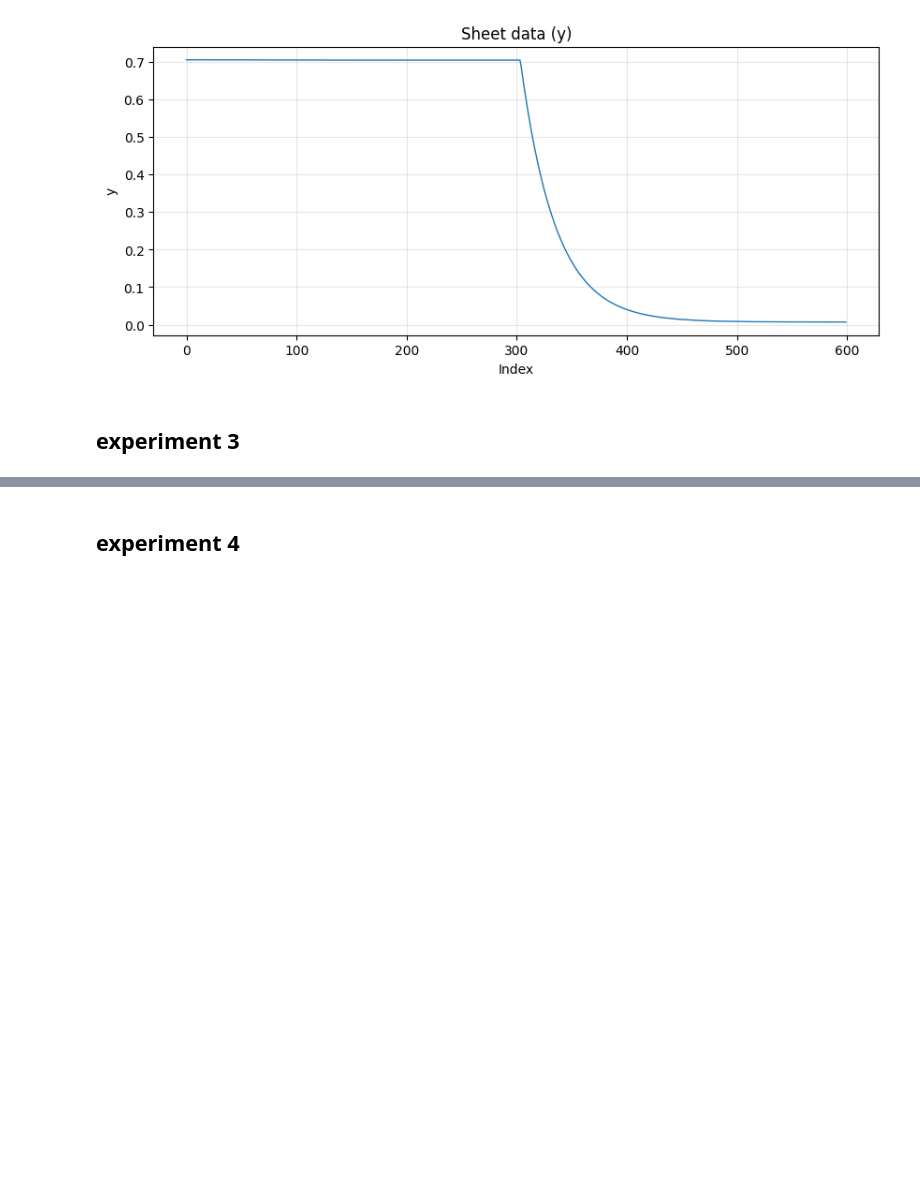
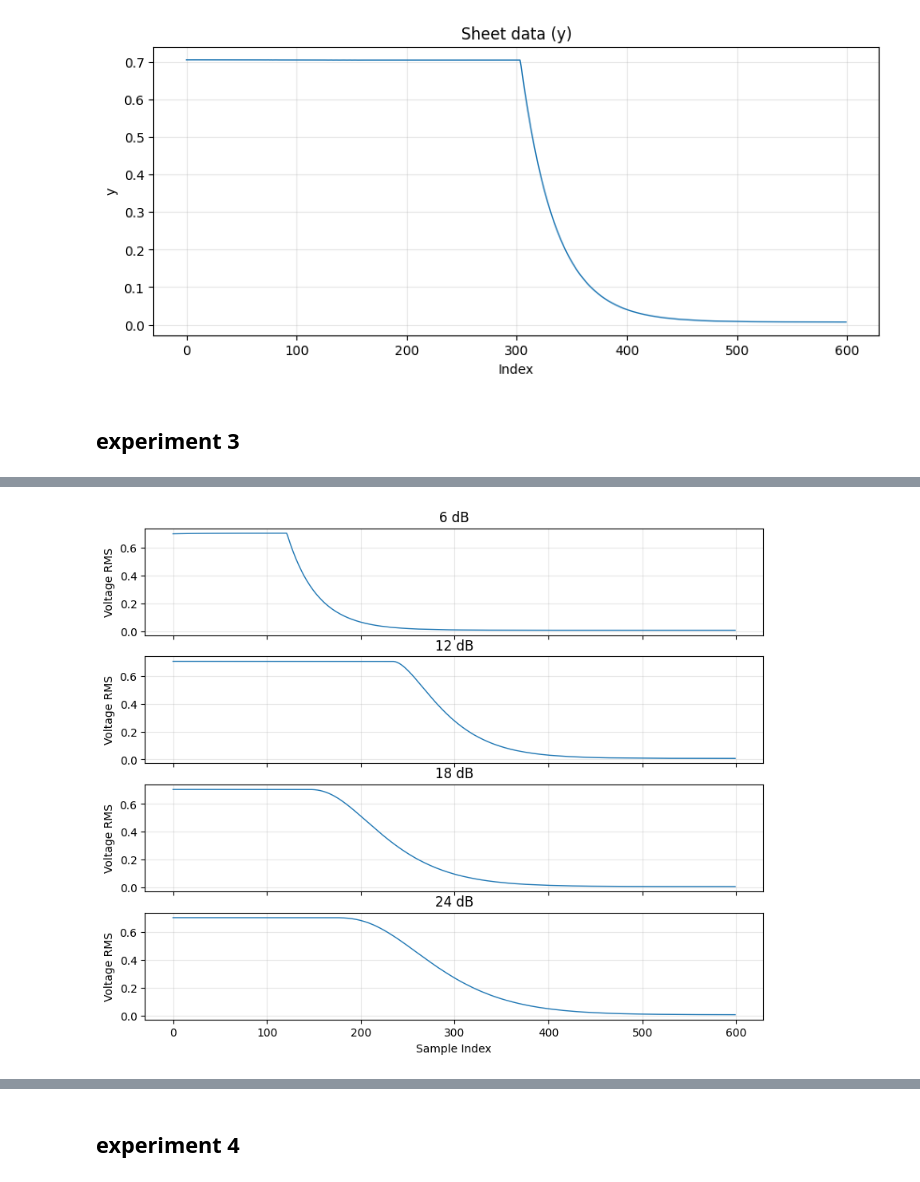
Before and after one commit to curtisjhu/lls, a Jupyter notebook: main.ipynb, the cells around one changed output, grey strips where cells are left out. Drawn from its saved outputs; the diff is of its cells as text; code cells hidden in the pictures; blank space fills up the shorter version.

```diff
--- a/main.ipynb
+++ b/main.ipynb
@@ -29,0 +41,30 @@ plt.show()
+# %%
+sh1 = pd.read_csv('exp3/exp3_3(T = 1.0E+0 ).xls')
+sh2 = pd.read_csv('exp3/exp3_12dB(T = 1.0E+0 ).xls')
+sh3 = pd.read_csv('exp3/exp3_18dB(T = 1.0E+0 ).xls')
+sh4 = pd.read_csv('exp3/exp3_24dB(T = 1.0E+0 ).xls')
+
+fig, ax = plt.subplots(4, 1, figsize=(10, 8), sharex=True)
+ax[0].plot(sh1.index, sh1["y"], linewidth=1)
+ax[0].set_ylabel("Voltage RMS")
+ax[0].set_title("6 dB")
+ax[0].grid(True, alpha=0.3)
+
+ax[1].plot(sh2.index, sh2["y"], linewidth=1)
+ax[1].set_ylabel("Voltage RMS")
+ax[1].set_title("12 dB")
+ax[1].grid(True, alpha=0.3)
+
+ax[2].plot(sh3.index, sh3["y"], linewidth=1)
+ax[2].set_ylabel("Voltage RMS")
+ax[2].set_title("18 dB")
+ax[2].grid(True, alpha=0.3)
+
+ax[3].plot(sh4.index, sh4["y"], linewidth=1)
+ax[3].set_xlabel("Sample Index")
+ax[3].set_ylabel("Voltage RMS")
+ax[3].set_title("24 dB")
+ax[3].grid(True, alpha=0.3)
+plt.show()
+# %% [output]
+[figure, added]
```
Also changed, not shown: parts of 8 cells of this notebook, 33 other files.
